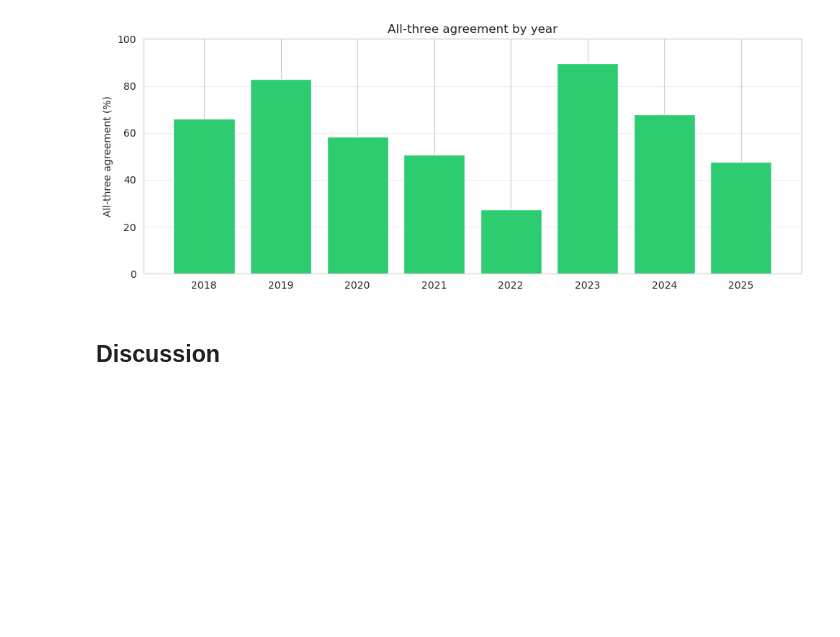
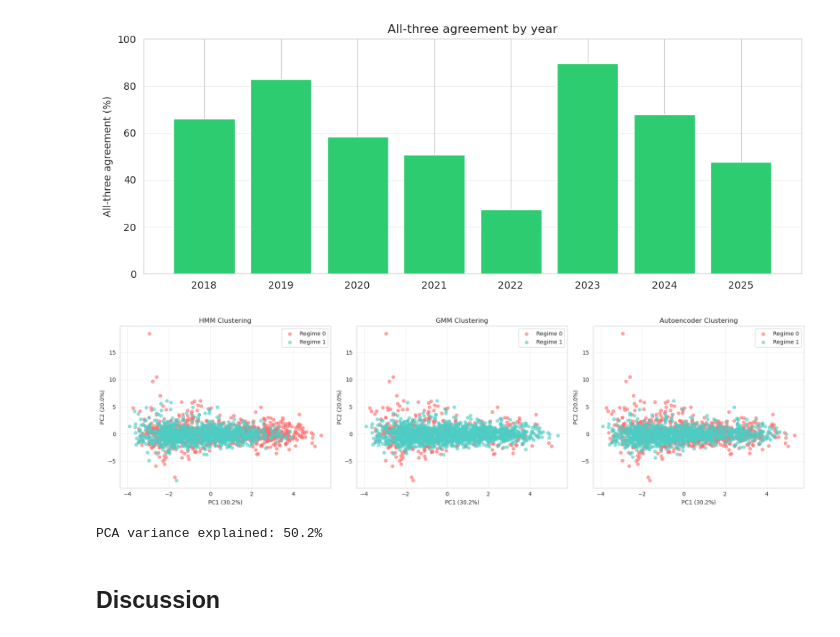
Before and after one commit to elvisbinks/risk-on-risk-off-crypto, a Jupyter notebook: notebooks/regime_analysis_clean.ipynb, the cells around one changed output. Saved outputs shown, nothing was run; the diff lists cells and outputs as text; code cells hidden in the pictures; blank space fills up the shorter version.

Commit message:
add clustering graph

```diff
--- a/notebooks/regime_analysis_clean.ipynb
+++ b/notebooks/regime_analysis_clean.ipynb
@@ -454,6 +402,60 @@ plt.tight_layout()
 plt.show()
 # %% [output]
 [figure]
+# %%
+# CLUSTERING VISUALIZATION
+
+import pandas as pd
+import matplotlib.pyplot as plt
+import seaborn as sns
+from sklearn.decomposition import PCA
+from sklearn.preprocessing import StandardScaler
+
+# Load data
+features = pd.read_csv('../data/processed/features.csv', index_col=0, parse_dates=True)
+hmm_regimes = pd.read_csv('../results/hmm_regimes.csv', index_col=0, parse_dates=True)
+gmm_regimes = pd.read_csv('../results/gmm_regimes.csv', index_col=0, parse_dates=True)
+ae_regimes = pd.read_csv('../results/autoencoder_regimes.csv', index_col=0, parse_dates=True)
+
+# Prepare features
+feature_cols = [c for c in features.columns if c != 'Date']
+X = features[feature_cols].dropna()
+
+# PCA to 2D
+scaler = StandardScaler()
+X_scaled = scaler.fit_transform(X)
+pca = PCA(n_components=2)
+X_pca = pca.fit_transform(X_scaled)
+
+# Plot
+fig, axes = plt.subplots(1, 3, figsize=(18, 5))
+models = [('HMM', hmm_regimes), ('GMM', gmm_regimes), ('Autoencoder', ae_regimes)]
+colors = ['#FF6B6B', '#4ECDC4']
+
+for idx, (name, regimes) in enumerate(models):
+    ax = axes[idx]
+    regimes_aligned = regimes.loc[X.index, 'regime']
+
+    for regime in [0, 1]:
+        mask = regimes_aligned == regime
+        ax.scatter(X_pca[mask, 0], X_pca[mask, 1],
+                   c=colors[regime], label=f'Regime {regime}',
+                   alpha=0.6, s=30)
+
+    ax.set_xlabel(f'PC1 ({pca.explained_variance_ratio_[0]:.1%})')
+    ax.set_ylabel(f'PC2 ({pca.explained_variance_ratio_[1]:.1%})')
+    ax.set_title(f'{name} Clustering')
+    ax.legend()
+    ax.grid(alpha=0.3)
+
+plt.tight_layout()
+plt.savefig('../results/figures/clustering_pca.png', dpi=300, bbox_inches='tight')
+plt.show()
+
+print(f"PCA variance explained: {pca.explained_variance_ratio_.sum():.1%}")
+# %% [output]
+[figure, added]
+PCA variance explained: 50.2%
 # %% [markdown]
 ## Discussion
 # %% [markdown]
```
Also changed, not shown: parts of 2 cells of this notebook.
